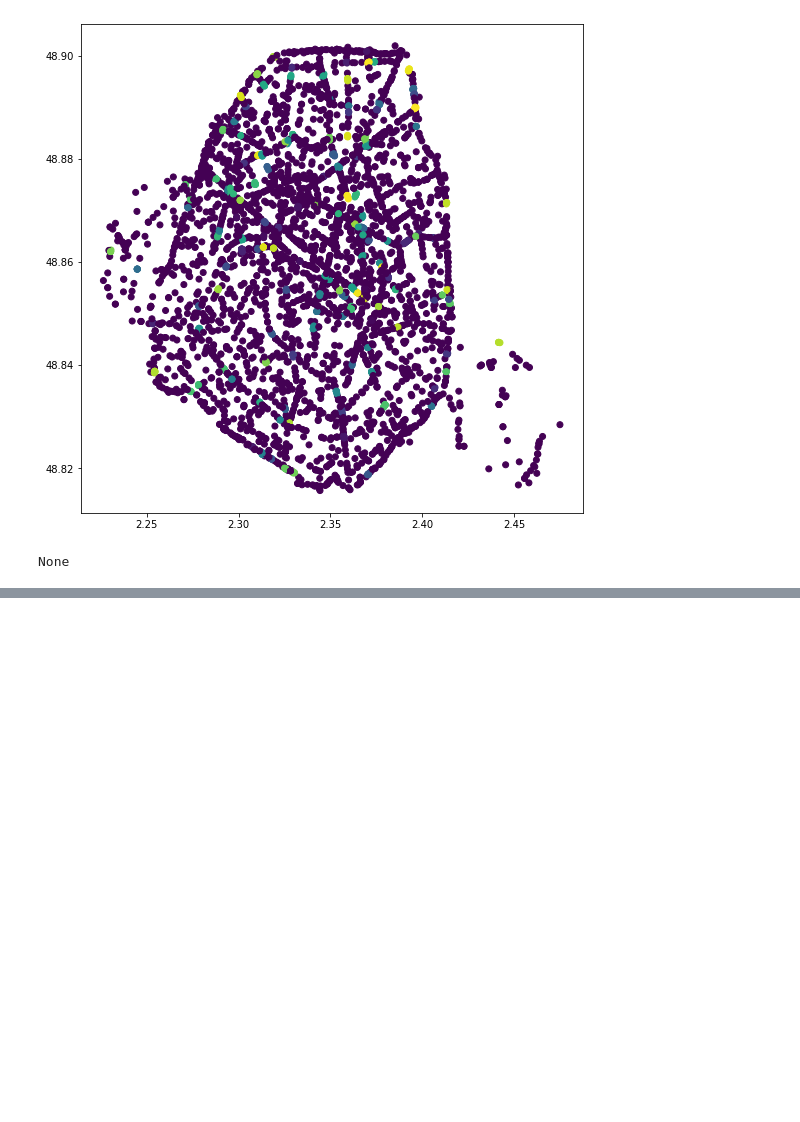
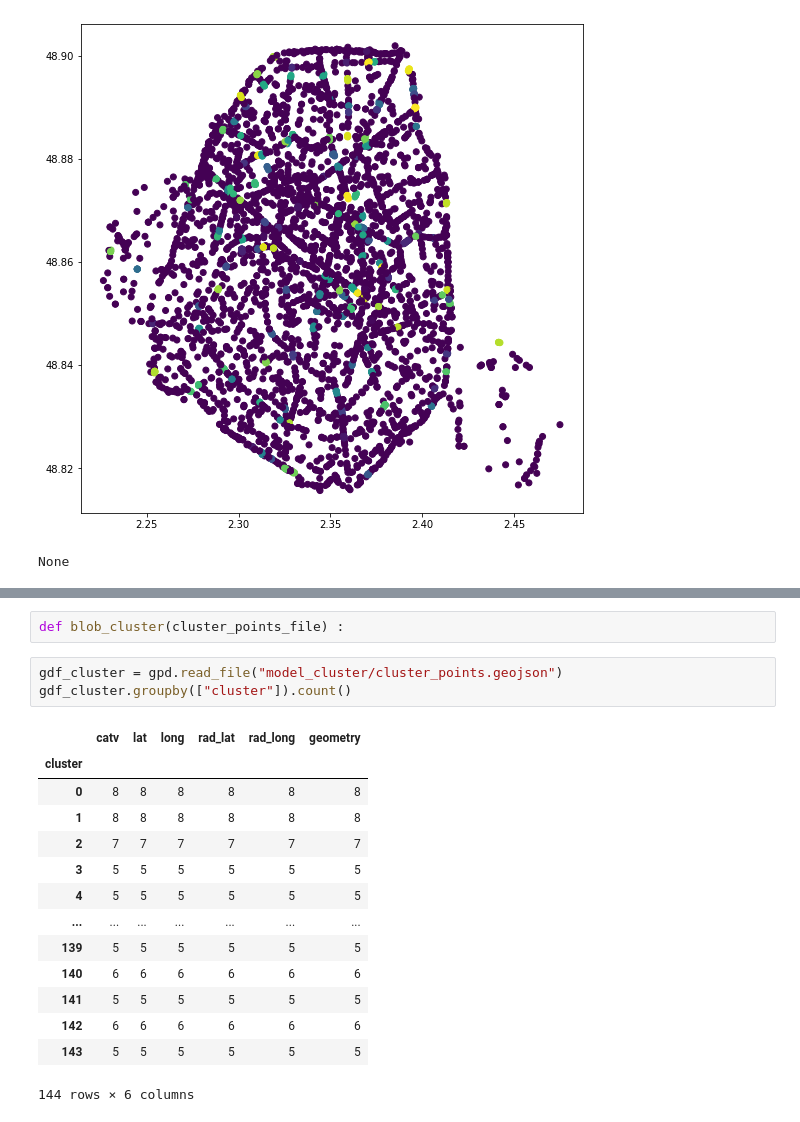
Before and after one commit to MKrouma/2R, a Jupyter notebook: prod/model/model_dev.ipynb, the cells around one changed output, grey strips where cells are left out. Cells and saved outputs as stored; diff of their text form; blank space fills up the shorter version.

Commit message:
model tune, cluster point generated

```diff
--- a/prod/model/model_dev.ipynb
+++ b/prod/model/model_dev.ipynb
@@ -345,0 +351,20 @@ model_cluster/model.joblib exported !
+# %%
+def blob_cluster(cluster_points_file) :
+# %%
+gdf_cluster = gpd.read_file("model_cluster/cluster_points.geojson")
+gdf_cluster.groupby(["cluster"]).count()
+# %% [output]
+|  | catv | lat | long | rad_lat | rad_long | geometry |
+| cluster |  |  |  |  |  |  |
+| 0 | 8 | 8 | 8 | 8 | 8 | 8 |
+| 1 | 8 | 8 | 8 | 8 | 8 | 8 |
+| 2 | 7 | 7 | 7 | 7 | 7 | 7 |
+| 3 | 5 | 5 | 5 | 5 | 5 | 5 |
+| 4 | 5 | 5 | 5 | 5 | 5 | 5 |
+| ... | ... | ... | ... | ... | ... | ... |
+| 139 | 5 | 5 | 5 | 5 | 5 | 5 |
+| 140 | 6 | 6 | 6 | 6 | 6 | 6 |
+| 141 | 5 | 5 | 5 | 5 | 5 | 5 |
+| 142 | 6 | 6 | 6 | 6 | 6 | 6 |
+| 143 | 5 | 5 | 5 | 5 | 5 | 5 |
+144 rows × 6 columns
```
Also changed, not shown: parts of 1 cell of this notebook, 2 other files.
